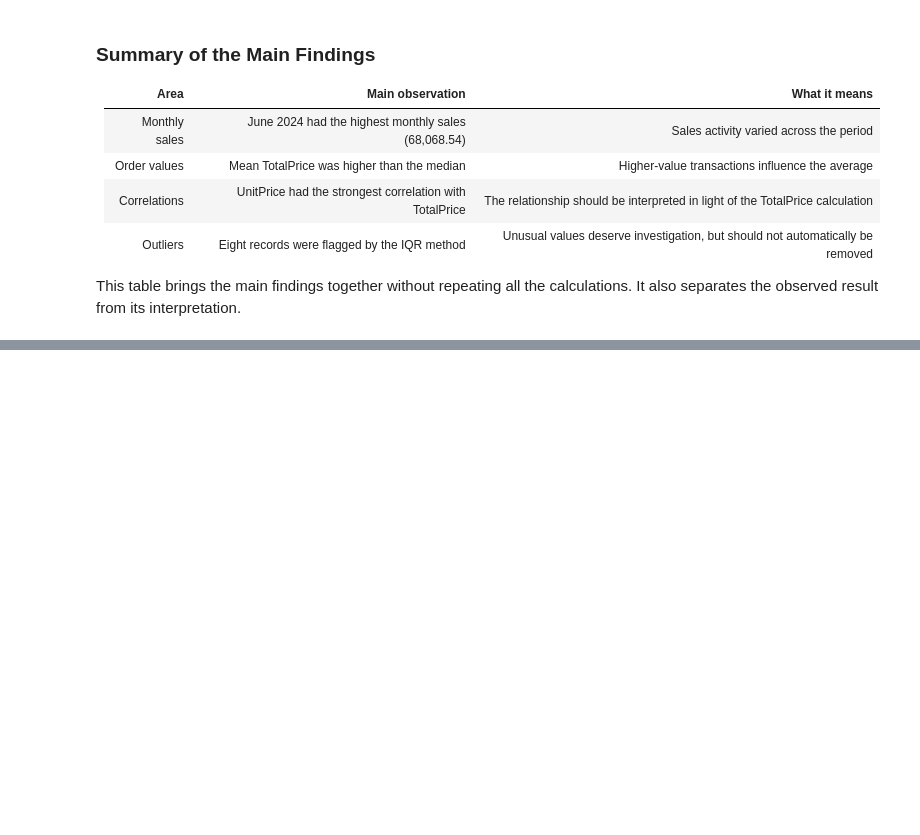
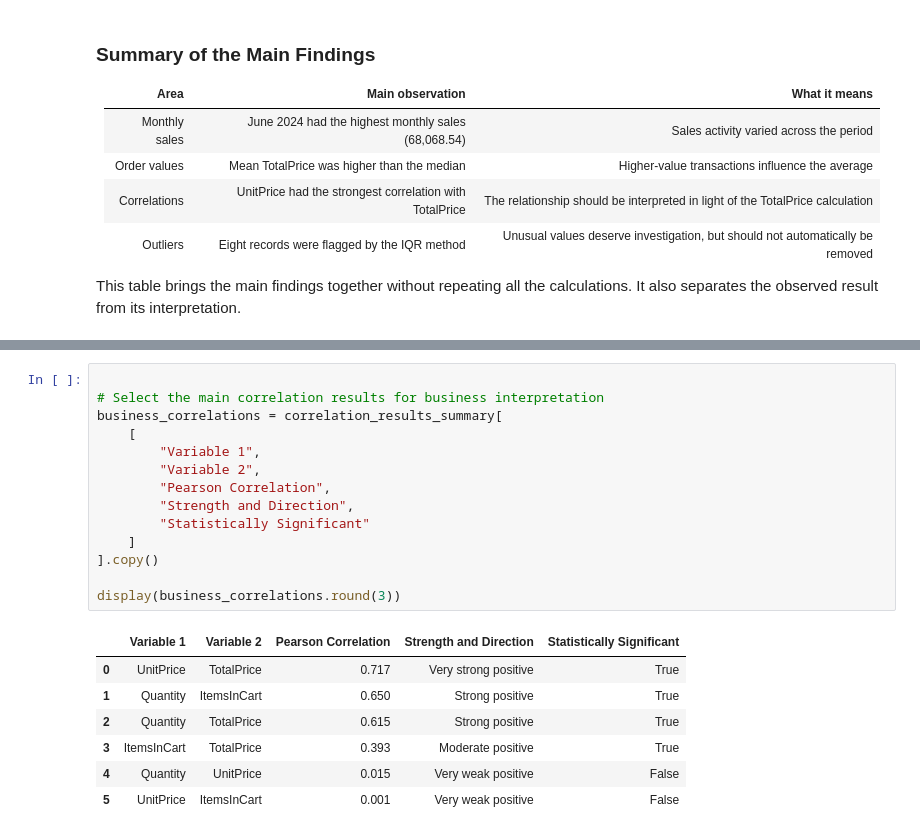
Before and after one commit to francisparwez/exploratory-data-analysis, a Jupyter notebook: notebooks/exploratory_data_analysis.ipynb, the cells around one changed output, grey strips where cells are left out. Drawn from its saved outputs; the diff is of its cells as text; blank space fills up the shorter version.

Commit message:
08 Completed Business Impact & Recommendations

```diff
--- a/notebooks/exploratory_data_analysis.ipynb
+++ b/notebooks/exploratory_data_analysis.ipynb
@@ -3410,0 +3754,22 @@ This table brings the main findings together without repeating all the calculati
+# %%
+
+# Select the main correlation results for business interpretation
+business_correlations = correlation_results_summary[
+    [
+        "Variable 1",
+        "Variable 2",
+        "Pearson Correlation",
+        "Strength and Direction",
+        "Statistically Significant"
+    ]
+].copy()
+
+display(business_correlations.round(3))
+# %% [output]
+|  | Variable 1 | Variable 2 | Pearson Correlation | Strength and Direction | Statistically Significant |
+| 0 | UnitPrice | TotalPrice | 0.717 | Very strong positive | True |
+| 1 | Quantity | ItemsInCart | 0.650 | Strong positive | True |
+| 2 | Quantity | TotalPrice | 0.615 | Strong positive | True |
+| 3 | ItemsInCart | TotalPrice | 0.393 | Moderate positive | True |
+| 4 | Quantity | UnitPrice | 0.015 | Very weak positive | False |
+| 5 | UnitPrice | ItemsInCart | 0.001 | Very weak positive | False |
```
Also changed, not shown: parts of 39 cells of this notebook, 6 other files.
